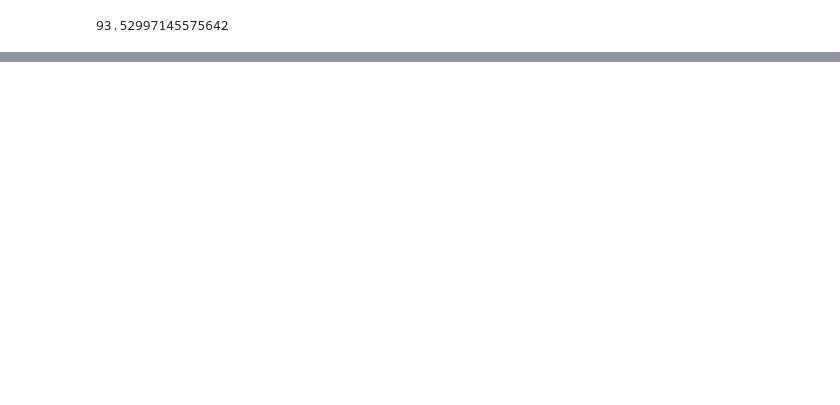
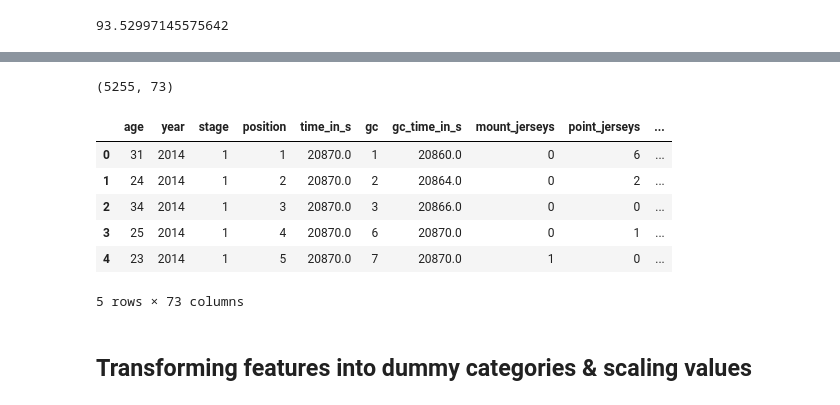
Before and after one commit to norbertstrzelecki/tour_de_pologne_top10, a Jupyter notebook: tdp_3_3_data_modeling.ipynb, the cells around one changed output, grey strips where cells are left out. Drawn from its saved outputs; the diff is of its cells as text; code cells hidden in the pictures; blank space fills up the shorter version.

Commit message:
Trying SVM and LogR models

```diff
--- a/tdp_3_3_data_modeling.ipynb
+++ b/tdp_3_3_data_modeling.ipynb
@@ -32,0 +89,5 @@ stage_class = pd.read_csv('preprocessed/pre_stages_summary.csv', index_col=False
+# %%
+# Due to too many levels, trying with the '_team' data removed
+# Try: change team levels for only 5 top + 1 as a rest
+biker_class.drop('team', axis=1, inplace=True)
+biker_class.drop(biker_class.loc[:,'2015_team':'2018_team':6], axis=1, inplace=True)
@@ -32,0 +103,4 @@ stage_class = pd.read_csv('preprocessed/pre_stages_summary.csv', index_col=False
+# %%
+# Remapping '_div' team types with numbers as they show a true level of professionalism
+biker_class.loc[:,'2015_div':'2018_div':5] = biker_class.loc[:,'2015_div':'2018_div':5]\
+                                                        .replace({'PRT':1, 'PROF':2, 'CONT':3, 'NONE':4})
@@ -32,0 +170,14 @@ stage_class = pd.read_csv('preprocessed/pre_stages_summary.csv', index_col=False
+# %%
+print(biker_class.select_dtypes('number').shape)
+biker_class.select_dtypes('number').head()
+# %% [output]
+(5255, 73)
+|  | age | year | stage | position | time_in_s | gc | gc_time_in_s | mount_jerseys | point_jerseys | ... |
+| 0 | 31 | 2014 | 1 | 1 | 20870.0 | 1 | 20860.0 | 0 | 6 | ... |
+| 1 | 24 | 2014 | 1 | 2 | 20870.0 | 2 | 20864.0 | 0 | 2 | ... |
+| 2 | 34 | 2014 | 1 | 3 | 20870.0 | 3 | 20866.0 | 0 | 0 | ... |
+| 3 | 25 | 2014 | 1 | 4 | 20870.0 | 6 | 20870.0 | 0 | 1 | ... |
+| 4 | 23 | 2014 | 1 | 5 | 20870.0 | 7 | 20870.0 | 1 | 0 | ... |
+5 rows × 73 columns
+# %% [markdown]
+## Transforming features into dummy categories & scaling values
```
Also changed, not shown: parts of 51 cells of this notebook.
